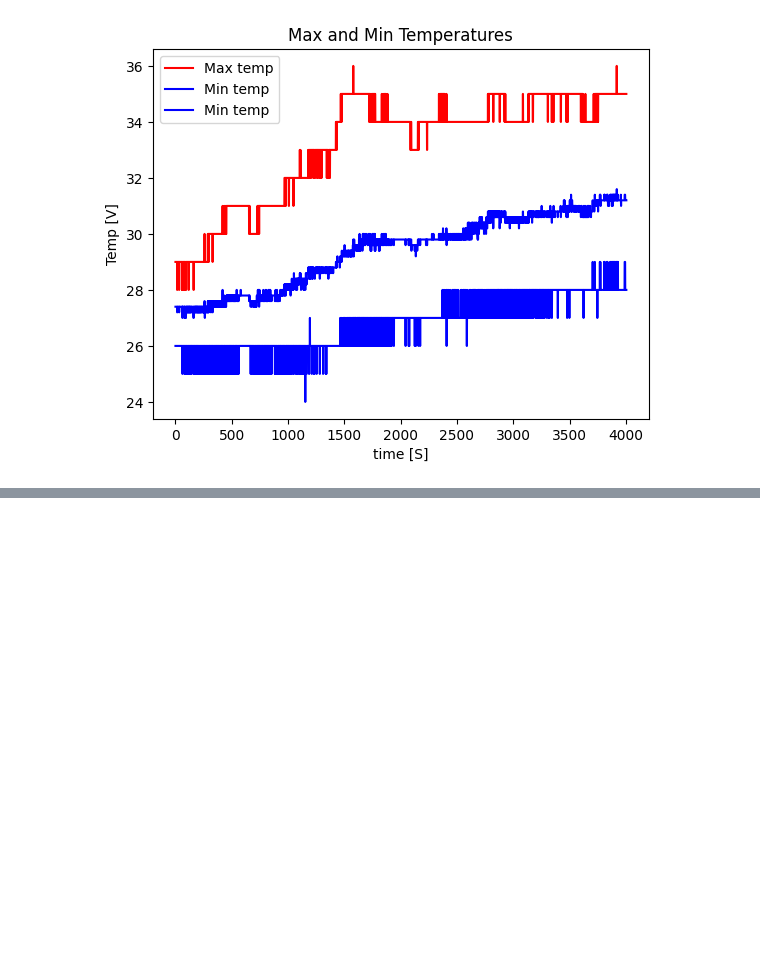
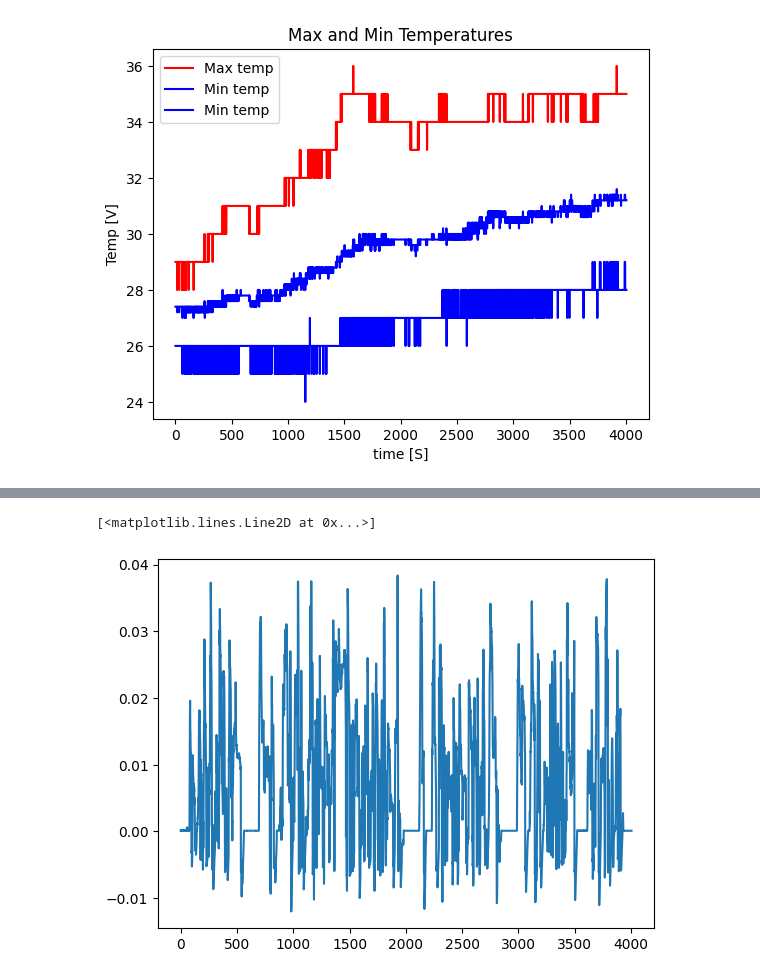
Before and after one commit to Bamamou/Pyhton_Jupiter, a Jupyter notebook: Data/Battery/BALISTRON.ipynb, the cells around one changed output, grey strips where cells are left out. Drawn from its saved outputs; the diff is of its cells as text; code cells hidden in the pictures; blank space fills up the shorter version.

```diff
--- a/Data/Battery/BALISTRON.ipynb
+++ b/Data/Battery/BALISTRON.ipynb
@@ -148,0 +282,5 @@ Name: 83, Length: 4005, dtype: float64
+# %%
+plt.plot(Energy)
+# %% [output]
+[<matplotlib.lines.Line2D at 0x...>]
+[figure, added]
```
Also changed, not shown: parts of 8 cells of this notebook, 7 other files.
